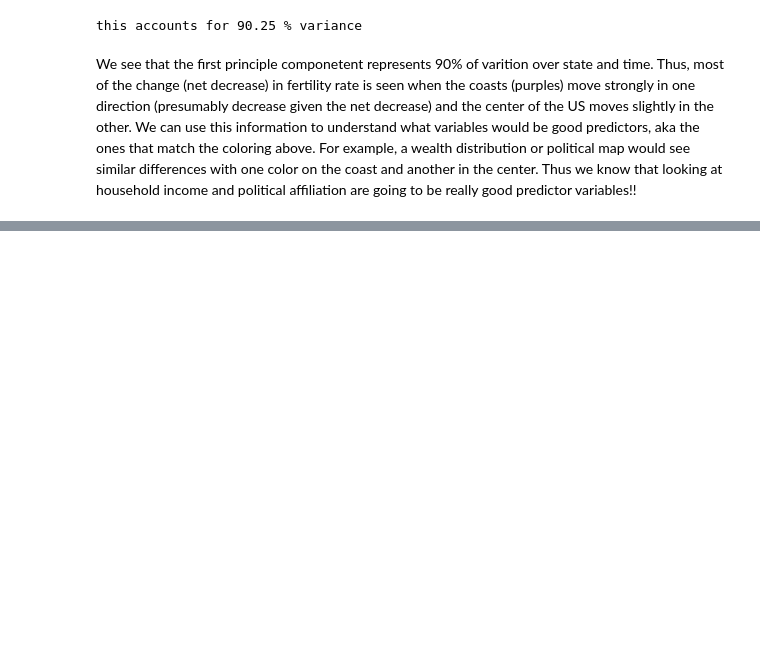
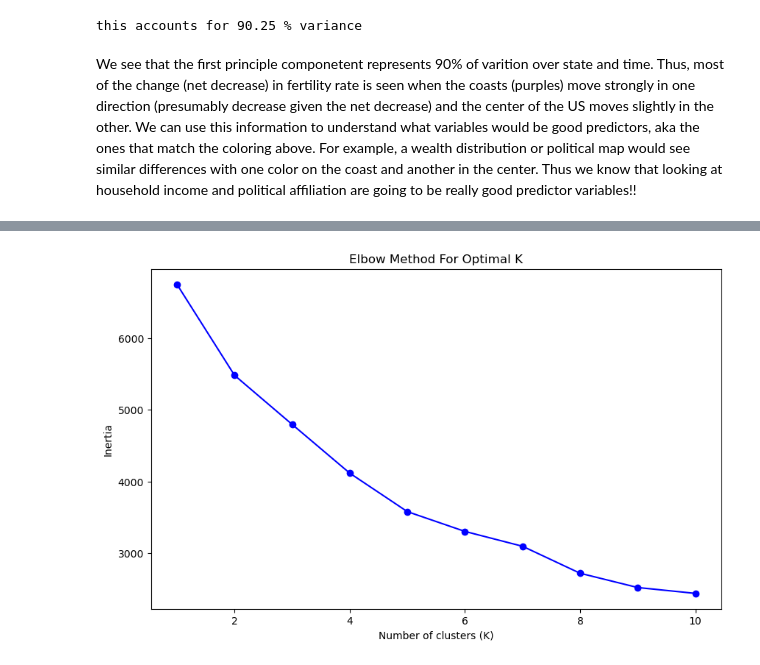
Before and after one commit to ppich1169/fertilityProjectCs109, a Jupyter notebook: fertility_notebook.ipynb, the cells around one changed output, grey strips where cells are left out. Saved outputs shown, nothing was run; the diff lists cells and outputs as text; code cells hidden in the pictures; blank space fills up the shorter version.

```diff
--- a/fertility_notebook.ipynb
+++ b/fertility_notebook.ipynb
@@ -967,0 +1064,17 @@ We see that the first principle componetent represents 90% of varition over stat
+# %%
+# Plotting the Elbow graph
+numeric_data_filled = numeric_data.fillna(numeric_data.mean())
+scaled_data_filled = scaler.fit_transform(numeric_data_filled)
+inertia_filled = []
+for k in K:
+    kmeans = KMeans(n_clusters=k, random_state=42)
+    kmeans.fit(scaled_data_filled)
+    inertia_filled.append(kmeans.inertia_)
+plt.figure(figsize=(10, 6))
+plt.plot(K, inertia_filled, 'bo-')
+plt.xlabel('Number of clusters (K)')
+plt.ylabel('Inertia')
+plt.title('Elbow Method For Optimal K')
+plt.show()
+# %% [output]
+[figure, added]
```
Also changed, not shown: parts of 10 cells of this notebook, 46 other files.
